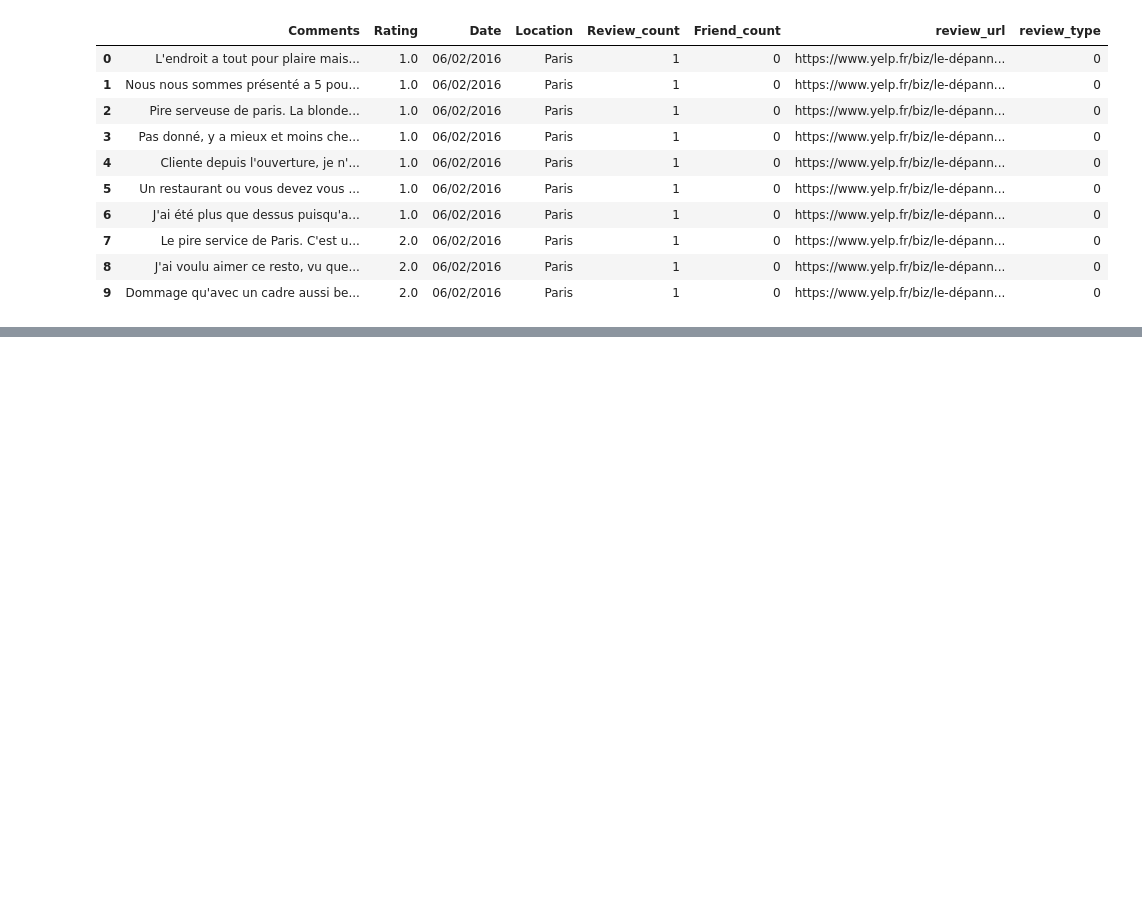
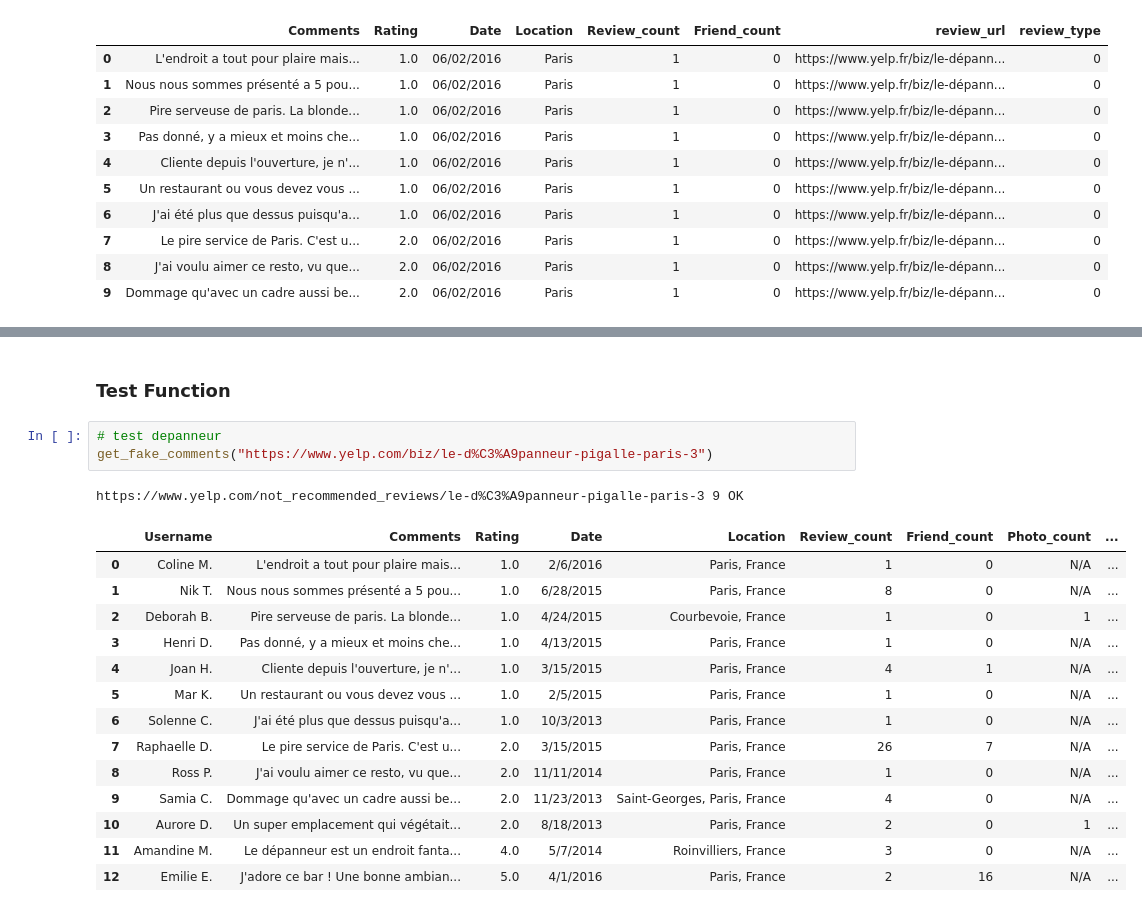
Before and after one commit to AnisZakari/Fake_review_detection, a Jupyter notebook: Scraping/Yelp_Paris_Scraping_reviews/scraping_comments_fake.ipynb, the cells around one changed output, grey strips where cells are left out. Saved outputs shown, nothing was run; the diff lists cells and outputs as text; blank space fills up the shorter version.

```diff
--- a/Scraping/Yelp_Paris_Scraping_reviews/scraping_comments_fake.ipynb
+++ b/Scraping/Yelp_Paris_Scraping_reviews/scraping_comments_fake.ipynb
@@ -131,0 +237,21 @@ data
+# %% [markdown]
+### Test Function
+# %%
+# test depanneur
+get_fake_comments("https://www.yelp.com/biz/le-d%C3%A9panneur-pigalle-paris-3")
+# %% [output]
+https://www.yelp.com/not_recommended_reviews/le-d%C3%A9panneur-pigalle-paris-3 9 OK
+|  | Username | Comments | Rating | Date | Location | Review_count | Friend_count | Photo_count | ... |
+| 0 | Coline M. | L'endroit a tout pour plaire mais... | 1.0 | 2/6/2016 | Paris, France | 1 | 0 | N/A | ... |
+| 1 | Nik T. | Nous nous sommes présenté a 5 pou... | 1.0 | 6/28/2015 | Paris, France | 8 | 0 | N/A | ... |
+| 2 | Deborah B. | Pire serveuse de paris. La blonde... | 1.0 | 4/24/2015 | Courbevoie, France | 1 | 0 | 1 | ... |
+| 3 | Henri D. | Pas donné, y a mieux et moins che... | 1.0 | 4/13/2015 | Paris, France | 1 | 0 | N/A | ... |
+| 4 | Joan H. | Cliente depuis l'ouverture, je n'... | 1.0 | 3/15/2015 | Paris, France | 4 | 1 | N/A | ... |
+| 5 | Mar K. | Un restaurant ou vous devez vous ... | 1.0 | 2/5/2015 | Paris, France | 1 | 0 | N/A | ... |
+| 6 | Solenne C. | J'ai été plus que dessus puisqu'a... | 1.0 | 10/3/2013 | Paris, France | 1 | 0 | N/A | ... |
+| 7 | Raphaelle D. | Le pire service de Paris. C'est u... | 2.0 | 3/15/2015 | Paris, France | 26 | 7 | N/A | ... |
+| 8 | Ross P. | J'ai voulu aimer ce resto, vu que... | 2.0 | 11/11/2014 | Paris, France | 1 | 0 | N/A | ... |
+| 9 | Samia C. | Dommage qu'avec un cadre aussi be... | 2.0 | 11/23/2013 | Saint-Georges, Paris, France | 4 | 0 | N/A | ... |
+| 10 | Aurore D. | Un super emplacement qui végétait... | 2.0 | 8/18/2013 | Paris, France | 2 | 0 | 1 | ... |
+| 11 | Amandine M. | Le dépanneur est un endroit fanta... | 4.0 | 5/7/2014 | Roinvilliers, France | 3 | 0 | N/A | ... |
+| 12 | Emilie E. | J'adore ce bar ! Une bonne ambian... | 5.0 | 4/1/2016 | Paris, France | 2 | 16 | N/A | ... |
```
Also changed, not shown: parts of 27 cells of this notebook, 2 other files.
